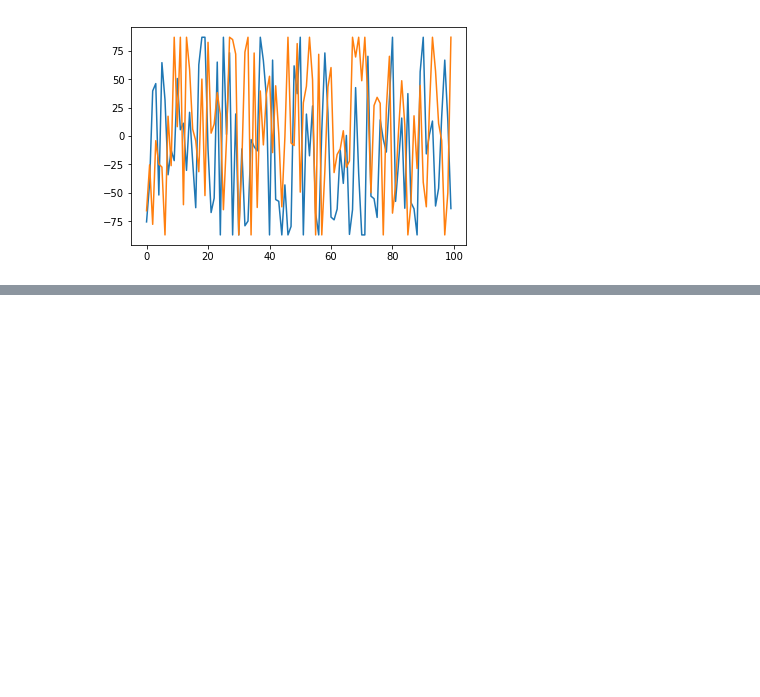
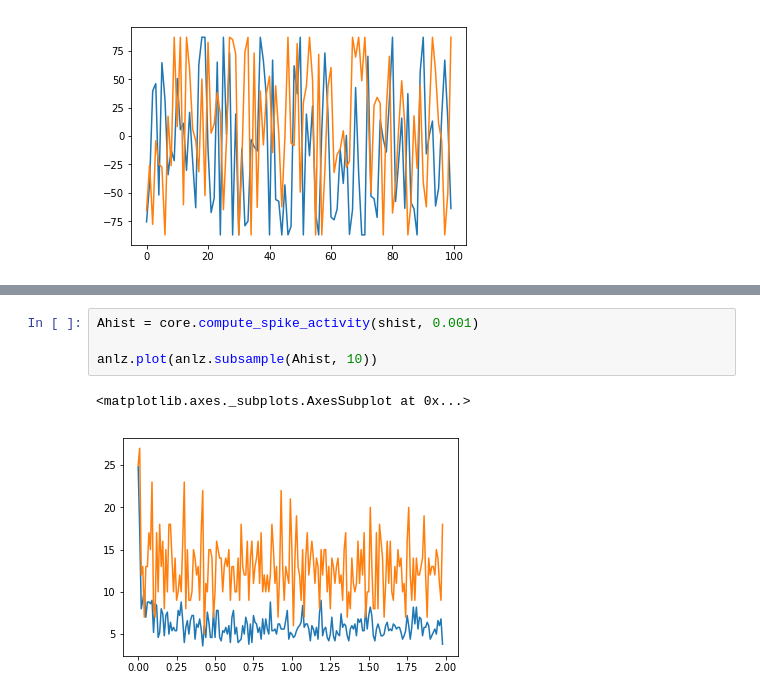
Before and after one commit to mackelab/mesoGIF, a Jupyter notebook: fsGIF2.ipynb, the cells around one changed output, grey strips where cells are left out. Cells and saved outputs as stored; diff of their text form; blank space fills up the shorter version.

```diff
--- a/fsGIF2.ipynb
+++ b/fsGIF2.ipynb
@@ -35,0 +44,7 @@ spikes_params = parameters.ParameterSet("spikes.params")
+# %%
+Ahist = core.compute_spike_activity(shist, 0.001)
+
+anlz.plot(anlz.subsample(Ahist, 10))
+# %% [output]
+<matplotlib.axes._subplots.AxesSubplot at 0x...>
+[figure, added]
```
Also changed, not shown: parts of 11 cells of this notebook, 8 other files.
